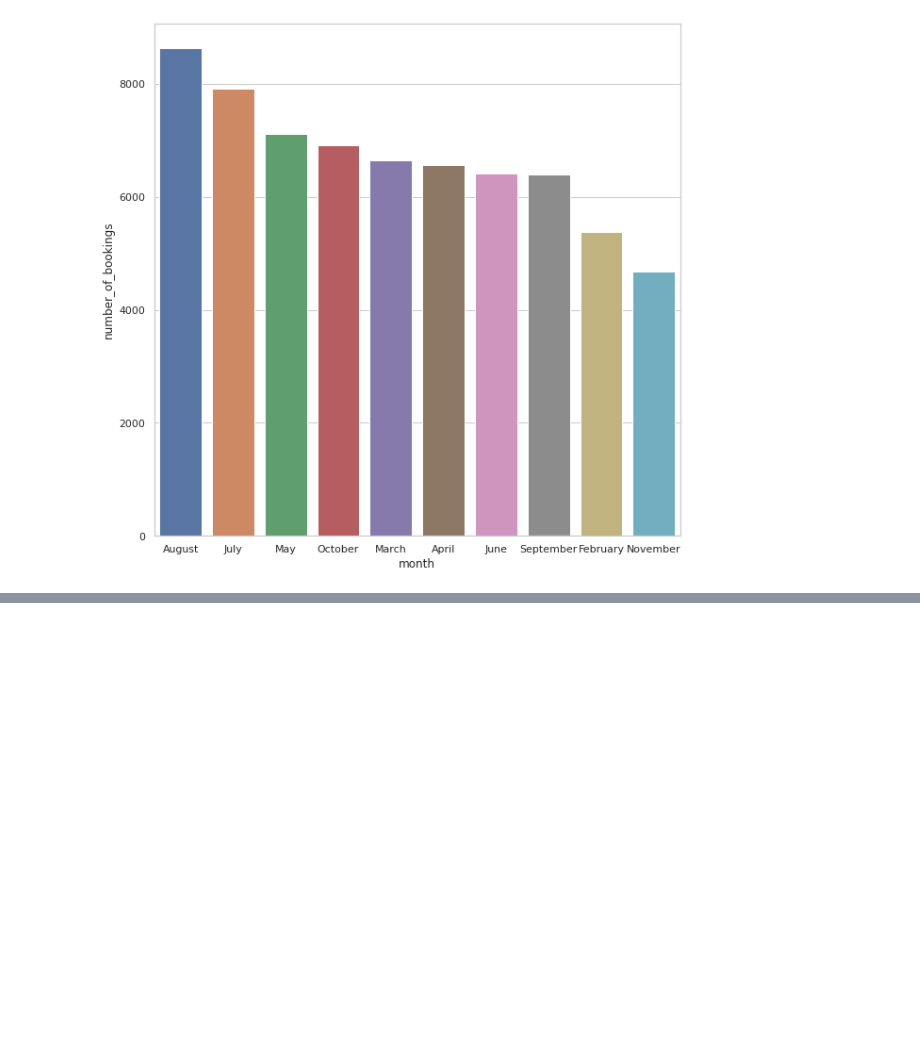
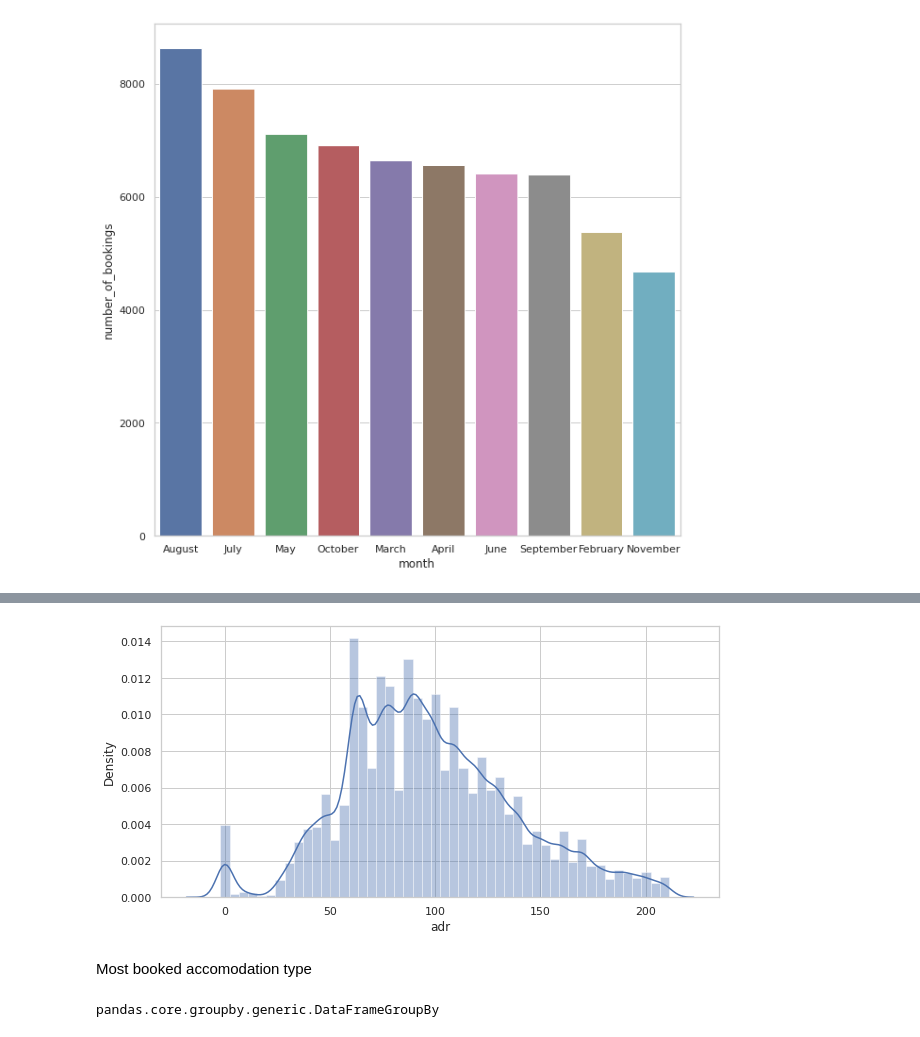
Before and after one commit to AkshayRai20/Projects1, a Jupyter notebook: Akshay_Team_6_Capstone_Project.ipynb, the cells around one changed output, grey strips where cells are left out. Drawn from its saved outputs; the diff is of its cells as text; code cells hidden in the pictures; blank space fills up the shorter version.

```diff
--- a/Akshay_Team_6_Capstone_Project.ipynb
+++ b/Akshay_Team_6_Capstone_Project.ipynb
@@ -279,0 +346,9 @@ ax = sns.barplot(x="month", y="number_of_bookings", data = month_df)
+# %%
+#Calculate IQR and remove the outlier
+# Computing IQR
+Q1 = new_df['adr'].quantile(0.25)
+Q3 = new_df['adr'].quantile(0.75)
+IQR = Q3 - Q1
+lower_limit=Q1-(1.5*IQR)
+higher_limit=Q3+(1.5*IQR)
+new_df2=new_df[new_df.adr<=higher_limit]
@@ -279,0 +359,11 @@ ax = sns.barplot(x="month", y="number_of_bookings", data = month_df)
+# %%
+plt.figure(figsize=(10,5))
+ax = sns.distplot(new_df2['adr'])
+# %% [output]
+[figure, added]
+# %% [markdown]
+Most booked accomodation type
+# %%
+type(grouped)
+# %% [output]
+pandas.core.groupby.generic.DataFrameGroupBy
```
Also changed, not shown: parts of 32 cells of this notebook.
